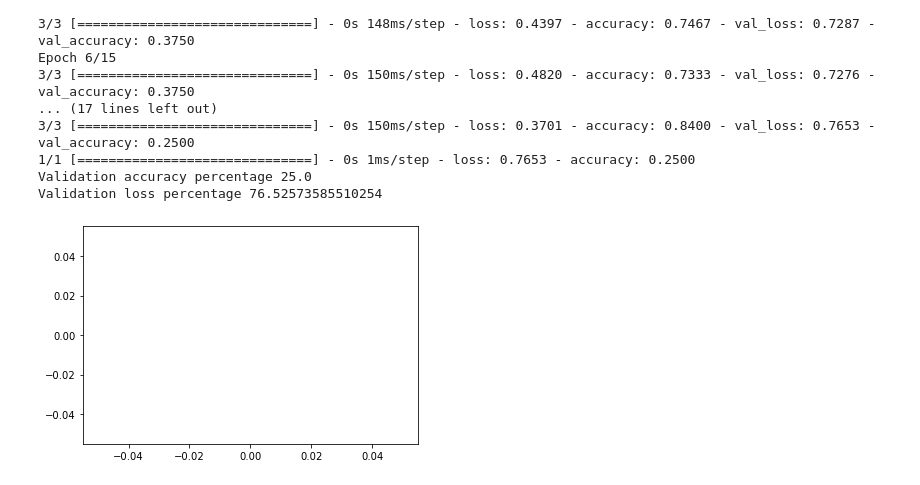
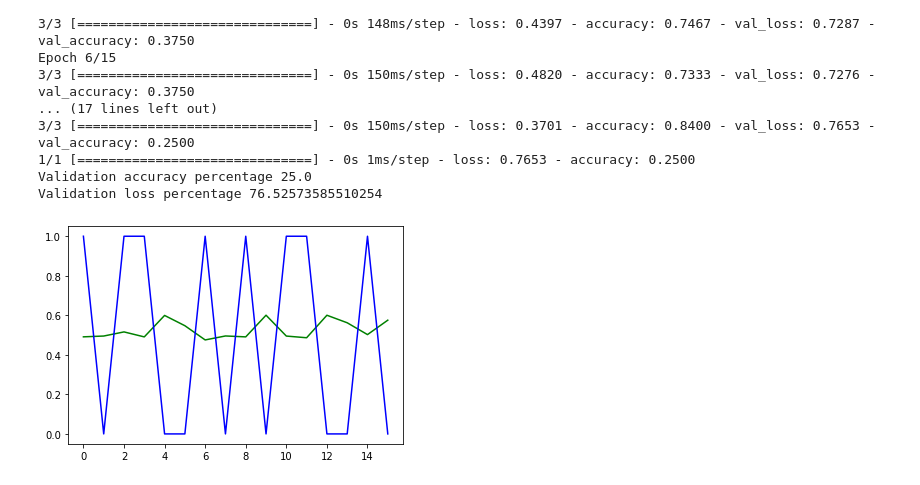
Before and after one commit to NiharikaGopinath/stocks-nifty, a Jupyter notebook: nifty.ipynb, the cells around one changed output. Cells and saved outputs as stored; diff of their text form; code cells hidden in the pictures.

```diff
--- a/nifty.ipynb
+++ b/nifty.ipynb
@@ -471,9 +465,9 @@ Validation accuracy percentage 25.0
 Validation loss percentage 76.52573585510254
 # %%
 prediction=model.predict(test_x)
-plt.plot(prediction[30:50],color='green',label='predicted_data')
-plt.plot(test_y[30:50],color='blue',label='actual_data')
+plt.plot(prediction[00:20],color='green',label='predicted_data')
+plt.plot(test_y[00:20],color='blue',label='actual_data')
 
 plt.show()
 # %% [output]
-[figure, old version]
+[figure, new version]
```
Also changed, not shown: parts of 2 cells of this notebook.
